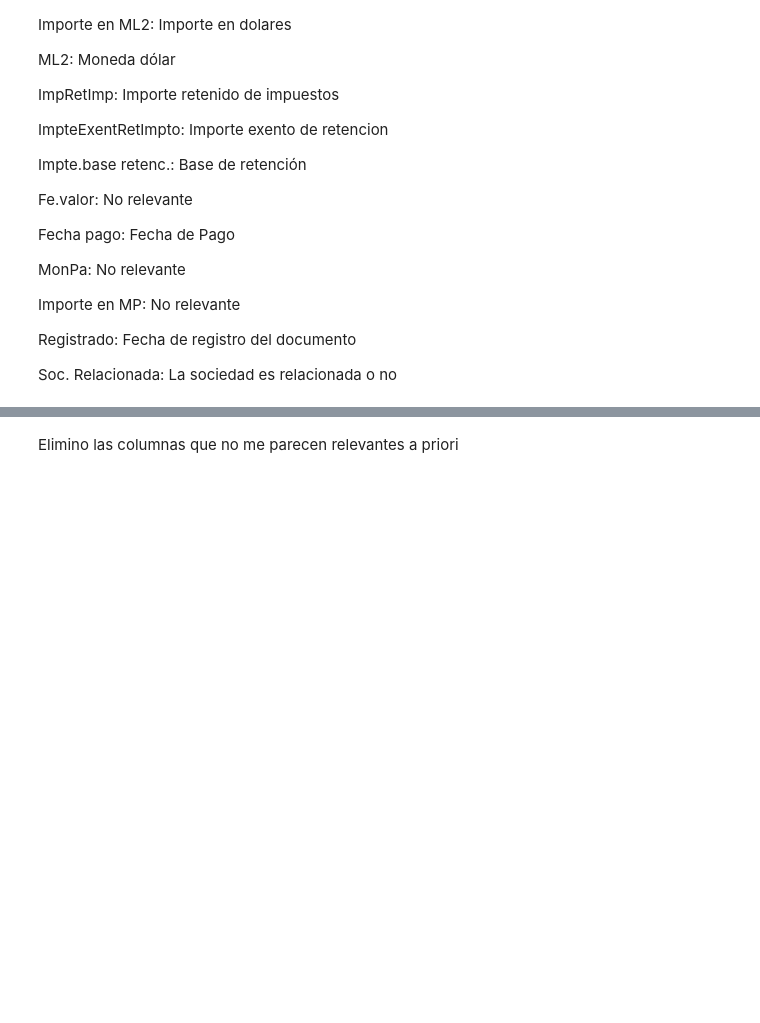
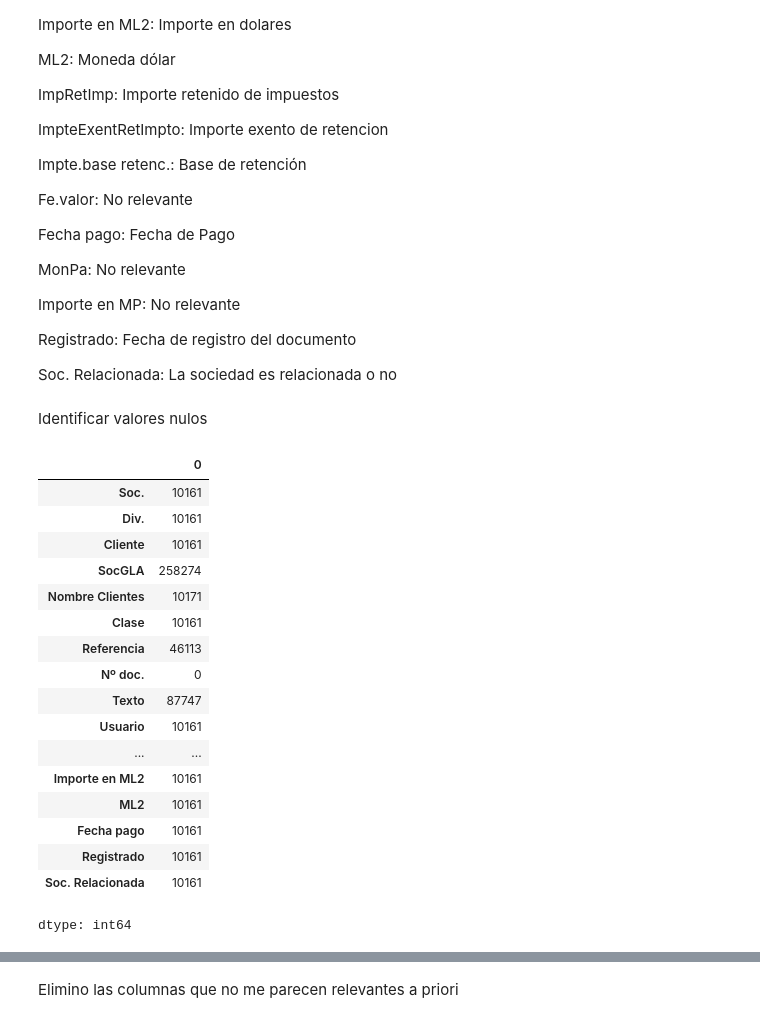
Before and after one commit to 1fac/mi_proyecto_git_61680, a Jupyter notebook: Mi_proyecto_61680.ipynb, the cells around one changed output, grey strips where cells are left out. Cells and saved outputs as stored; diff of their text form; code cells hidden in the pictures; blank space fills up the shorter version.

```diff
--- a/Mi_proyecto_61680.ipynb
+++ b/Mi_proyecto_61680.ipynb
@@ -270,3 +274,26 @@ Importe en MP: No relevante
 Registrado: Fecha de registro del documento
 
 Soc. Relacionada: La sociedad es relacionada o no
+# %% [markdown]
+Identificar valores nulos
+# %%
+df_comp_orig.isnull().sum()
+# %% [output]
+|  | 0 |
+| Soc. | 10161 |
+| Div. | 10161 |
+| Cliente | 10161 |
+| SocGLA | 258274 |
+| Nombre Clientes | 10171 |
+| Clase | 10161 |
+| Referencia | 46113 |
+| Nº doc. | 0 |
+| Texto | 87747 |
+| Usuario | 10161 |
+| ... | ... |
+| Importe en ML2 | 10161 |
+| ML2 | 10161 |
+| Fecha pago | 10161 |
+| Registrado | 10161 |
+| Soc. Relacionada | 10161 |
+dtype: int64
```
Also changed, not shown: parts of 22 cells of this notebook.
